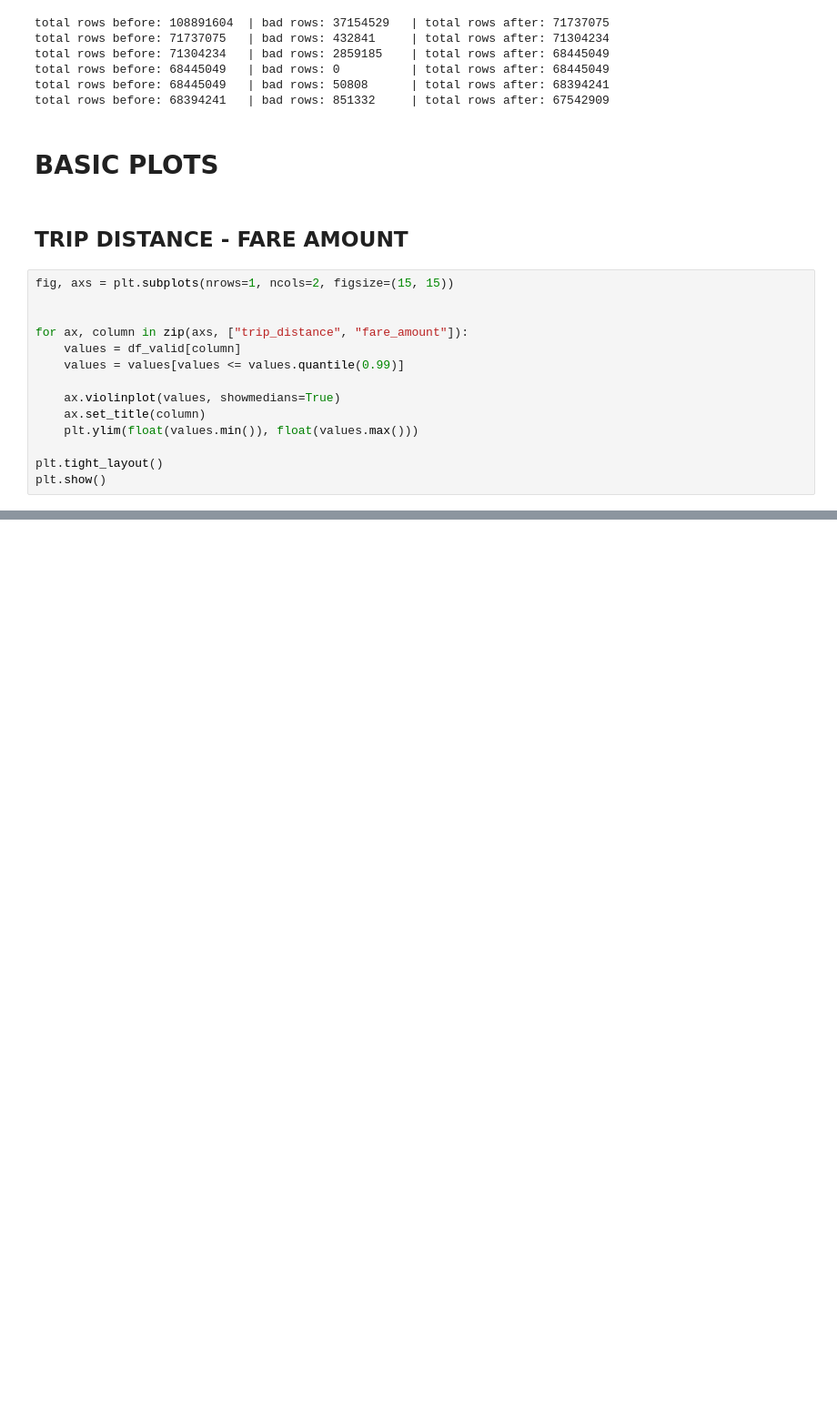
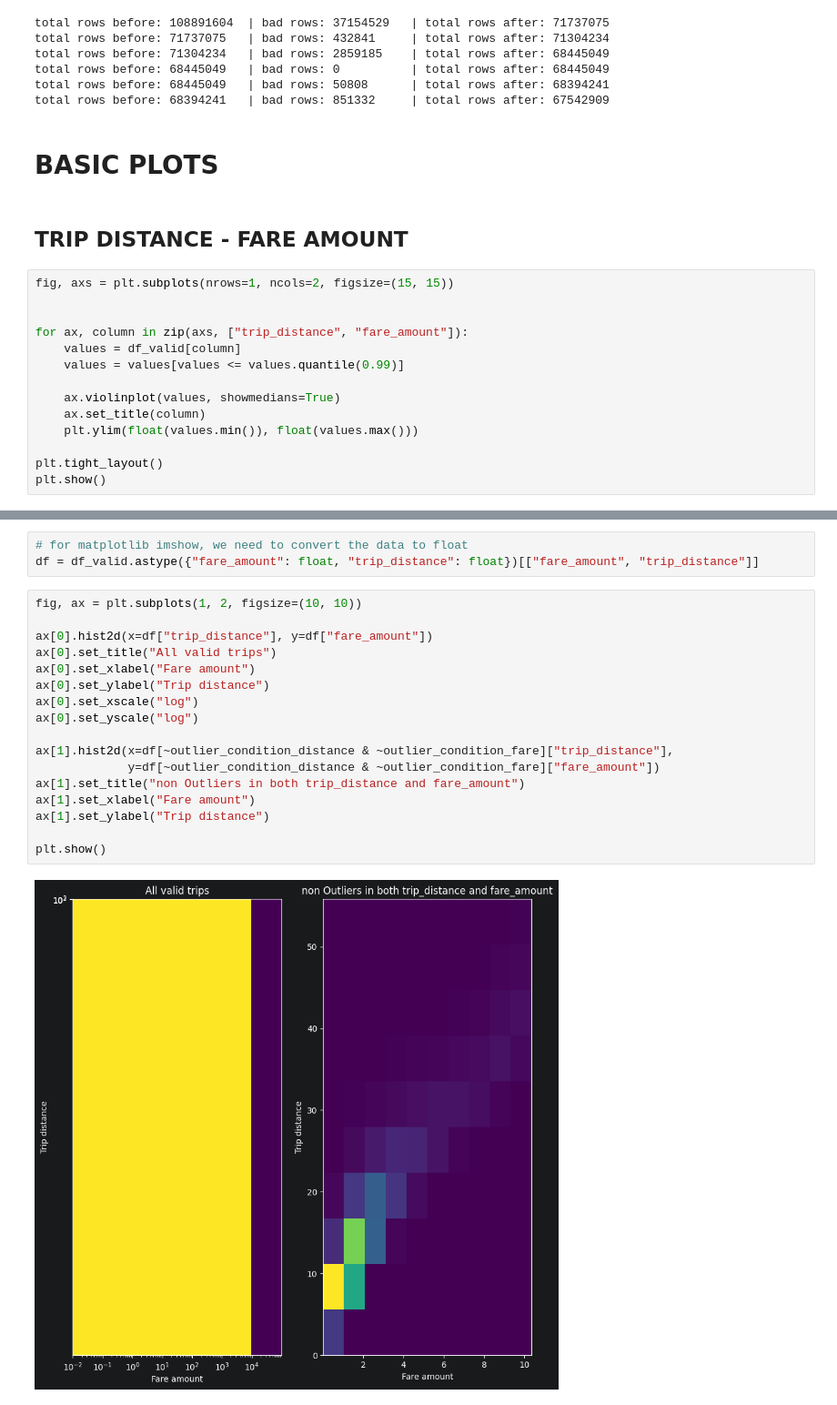
Before and after one commit to lazarosmpistas/ny-taxi-predictor, a Jupyter notebook: src/data_management/data_exploration.ipynb, the cells around one changed output, grey strips where cells are left out. Shown at 91% size. Saved outputs shown, nothing was run; the diff lists cells and outputs as text; blank space fills up the shorter version.

```diff
--- a/src/data_management/data_exploration.ipynb
+++ b/src/data_management/data_exploration.ipynb
@@ -187,0 +290,22 @@ plt.show()
+# %%
+# for matplotlib imshow, we need to convert the data to float
+df = df_valid.astype({"fare_amount": float, "trip_distance": float})[["fare_amount", "trip_distance"]]
+# %%
+fig, ax = plt.subplots(1, 2, figsize=(10, 10))
+
+ax[0].hist2d(x=df["trip_distance"], y=df["fare_amount"])
+ax[0].set_title("All valid trips")
+ax[0].set_xlabel("Fare amount")
+ax[0].set_ylabel("Trip distance")
+ax[0].set_xscale("log")
+ax[0].set_yscale("log")
+
+ax[1].hist2d(x=df[~outlier_condition_distance & ~outlier_condition_fare]["trip_distance"],
+             y=df[~outlier_condition_distance & ~outlier_condition_fare]["fare_amount"])
+ax[1].set_title("non Outliers in both trip_distance and fare_amount")
+ax[1].set_xlabel("Fare amount")
+ax[1].set_ylabel("Trip distance")
+
+plt.show()
+# %% [output]
+[figure, added]
```
Also changed, not shown: parts of 24 cells of this notebook, 3 other files.
